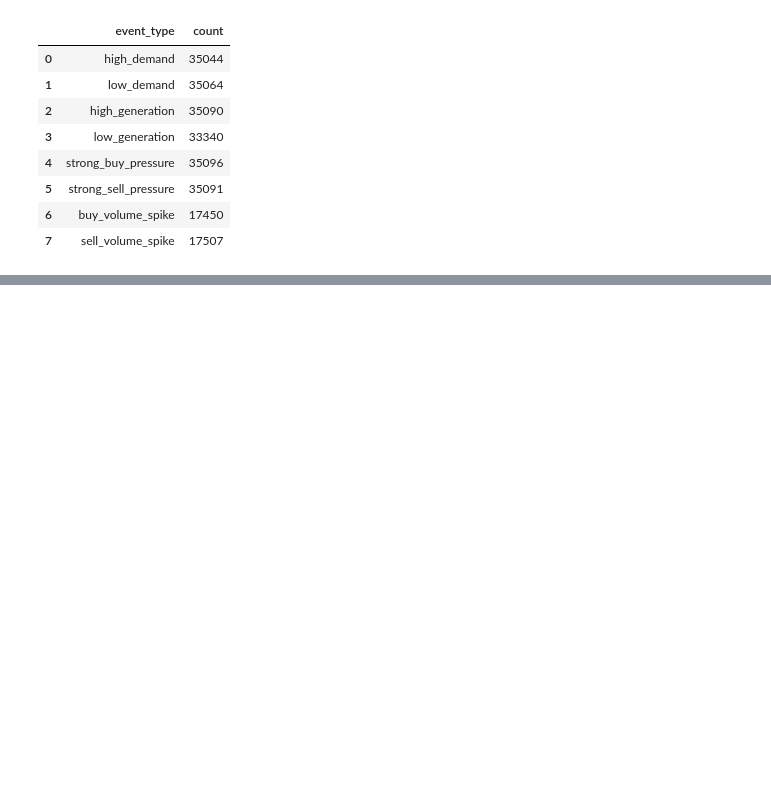
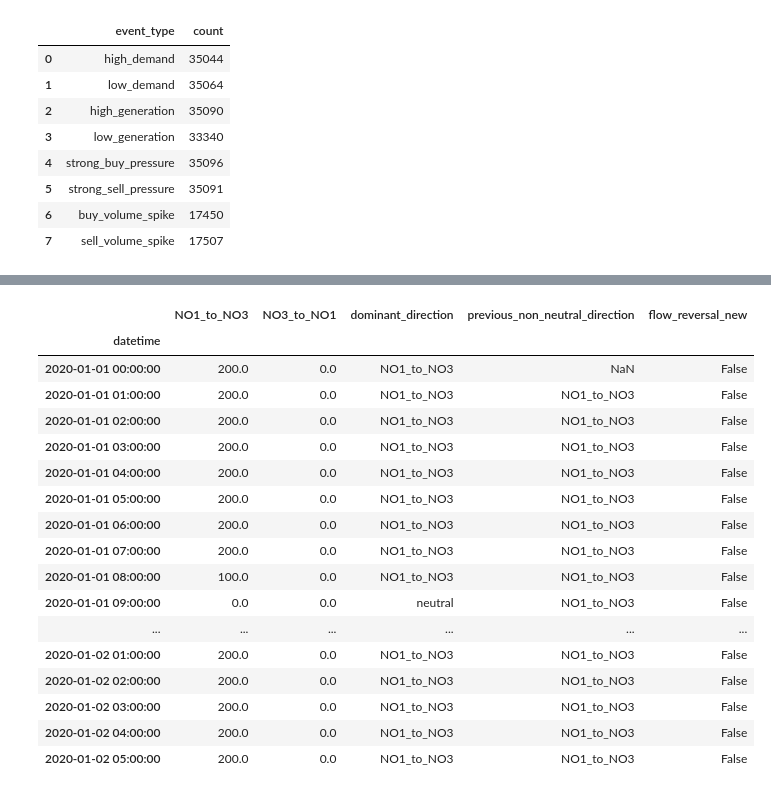
Before and after one commit to huugoox/tfg, a Jupyter notebook: notebooks/02_simple_events.ipynb, the cells around one changed output, grey strips where cells are left out. Saved outputs shown, nothing was run; the diff lists cells and outputs as text; code cells hidden in the pictures; blank space fills up the shorter version.

Commit message:
Fix on flow_reversal event

```diff
--- a/notebooks/02_simple_events.ipynb
+++ b/notebooks/02_simple_events.ipynb
@@ -215,0 +251,55 @@ AttributeError: 'SimpleEventDetector' object has no attribute 'detect_flow_event
+# %%
+# ============================================================
+# CHECK FLOW REVERSAL LOGIC FOR NO1 <-> NO3
+# ============================================================
+
+pair = example_pivot.copy()
+
+pair.columns = ["NO1_to_NO3", "NO3_to_NO1"]
+
+pair["dominant_direction"] = "neutral"
+
+pair.loc[
+    pair["NO1_to_NO3"] > pair["NO3_to_NO1"],
+    "dominant_direction"
+] = "NO1_to_NO3"
+
+pair.loc[
+    pair["NO3_to_NO1"] > pair["NO1_to_NO3"],
+    "dominant_direction"
+] = "NO3_to_NO1"
+
+# Previous non-neutral direction
+pair["previous_non_neutral_direction"] = (
+    pair["dominant_direction"]
+    .replace("neutral", pd.NA)
+    .ffill()
+    .shift(1)
+)
+
+pair["flow_reversal_new"] = (
+    (pair["dominant_direction"] != "neutral") &
+    (pair["previous_non_neutral_direction"].notna()) &
+    (pair["dominant_direction"] != pair["previous_non_neutral_direction"])
+)
+
+display(pair.head(30))
+# %% [output]
+|  | NO1_to_NO3 | NO3_to_NO1 | dominant_direction | previous_non_neutral_direction | flow_reversal_new |
+| datetime |  |  |  |  |  |
+| 2020-01-01 00:00:00 | 200.0 | 0.0 | NO1_to_NO3 | NaN | False |
+| 2020-01-01 01:00:00 | 200.0 | 0.0 | NO1_to_NO3 | NO1_to_NO3 | False |
+| 2020-01-01 02:00:00 | 200.0 | 0.0 | NO1_to_NO3 | NO1_to_NO3 | False |
+| 2020-01-01 03:00:00 | 200.0 | 0.0 | NO1_to_NO3 | NO1_to_NO3 | False |
+| 2020-01-01 04:00:00 | 200.0 | 0.0 | NO1_to_NO3 | NO1_to_NO3 | False |
+| 2020-01-01 05:00:00 | 200.0 | 0.0 | NO1_to_NO3 | NO1_to_NO3 | False |
+| 2020-01-01 06:00:00 | 200.0 | 0.0 | NO1_to_NO3 | NO1_to_NO3 | False |
+| 2020-01-01 07:00:00 | 200.0 | 0.0 | NO1_to_NO3 | NO1_to_NO3 | False |
+| 2020-01-01 08:00:00 | 100.0 | 0.0 | NO1_to_NO3 | NO1_to_NO3 | False |
+| 2020-01-01 09:00:00 | 0.0 | 0.0 | neutral | NO1_to_NO3 | False |
+| ... | ... | ... | ... | ... | ... |
+| 2020-01-02 01:00:00 | 200.0 | 0.0 | NO1_to_NO3 | NO1_to_NO3 | False |
+| 2020-01-02 02:00:00 | 200.0 | 0.0 | NO1_to_NO3 | NO1_to_NO3 | False |
+| 2020-01-02 03:00:00 | 200.0 | 0.0 | NO1_to_NO3 | NO1_to_NO3 | False |
+| 2020-01-02 04:00:00 | 200.0 | 0.0 | NO1_to_NO3 | NO1_to_NO3 | False |
+| 2020-01-02 05:00:00 | 200.0 | 0.0 | NO1_to_NO3 | NO1_to_NO3 | False |
```
Also changed, not shown: parts of 3 cells of this notebook, 1 other file.
